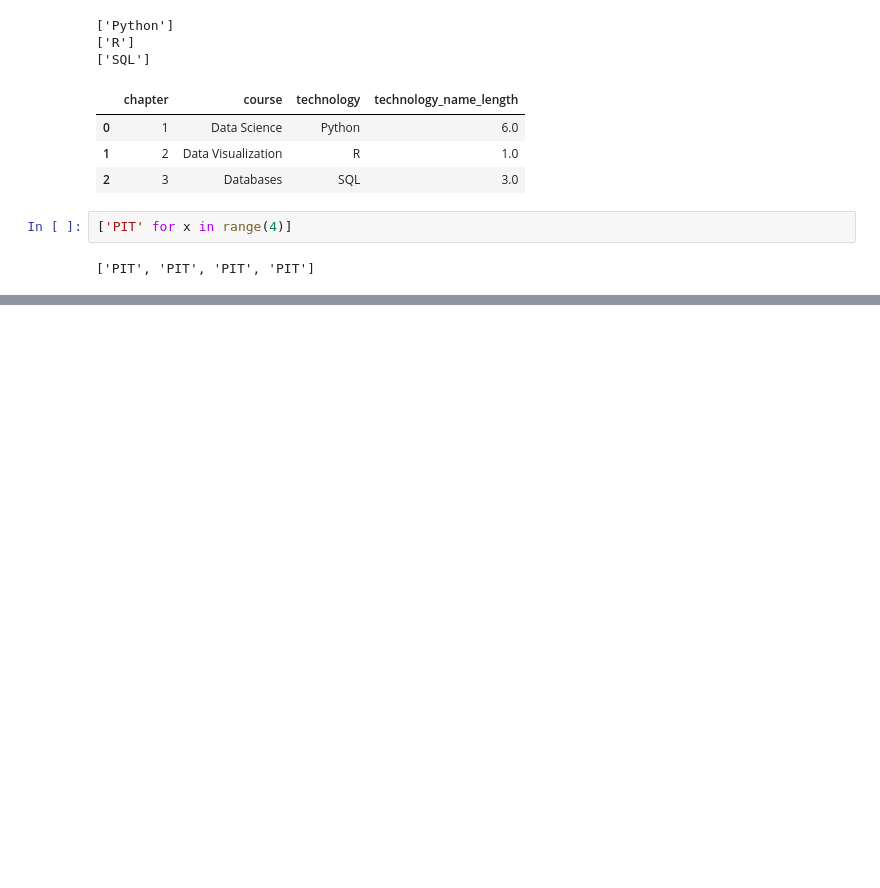
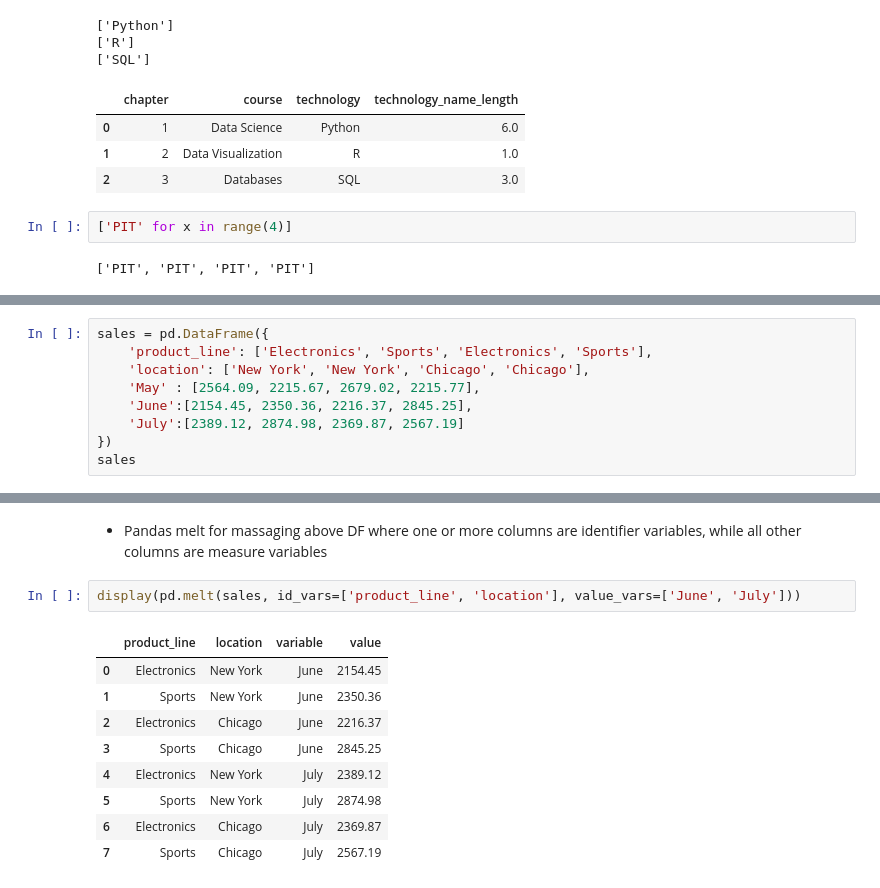
Before and after one commit to craigtrupp/Educational-Data-Python-Items, a Jupyter notebook: DataCamp/Exercises/Python Exercises.ipynb, the cells around one changed output, grey strips where cells are left out. Saved outputs shown, nothing was run; the diff lists cells and outputs as text; blank space fills up the shorter version.

```diff
--- a/DataCamp/Exercises/Python Exercises.ipynb
+++ b/DataCamp/Exercises/Python Exercises.ipynb
@@ -118,0 +121,9 @@ display(datacamp)
+# %%
+sales = pd.DataFrame({
+    'product_line': ['Electronics', 'Sports', 'Electronics', 'Sports'],
+    'location': ['New York', 'New York', 'Chicago', 'Chicago'],
+    'May' : [2564.09, 2215.67, 2679.02, 2215.77],
+    'June':[2154.45, 2350.36, 2216.37, 2845.25],
+    'July':[2389.12, 2874.98, 2369.87, 2567.19]
+})
+sales
@@ -118,0 +136,14 @@ display(datacamp)
+# %% [markdown]
+* Pandas melt for massaging above DF where one or more columns are identifier variables, while all other columns are measure variables
+# %%
+display(pd.melt(sales, id_vars=['product_line', 'location'], value_vars=['June', 'July']))
+# %% [output]
+|  | product_line | location | variable | value |
+| 0 | Electronics | New York | June | 2154.45 |
+| 1 | Sports | New York | June | 2350.36 |
+| 2 | Electronics | Chicago | June | 2216.37 |
+| 3 | Sports | Chicago | June | 2845.25 |
+| 4 | Electronics | New York | July | 2389.12 |
+| 5 | Sports | New York | July | 2874.98 |
+| 6 | Electronics | Chicago | July | 2369.87 |
+| 7 | Sports | Chicago | July | 2567.19 |
```
Also changed, not shown: parts of 2 cells of this notebook, 14 other files.
